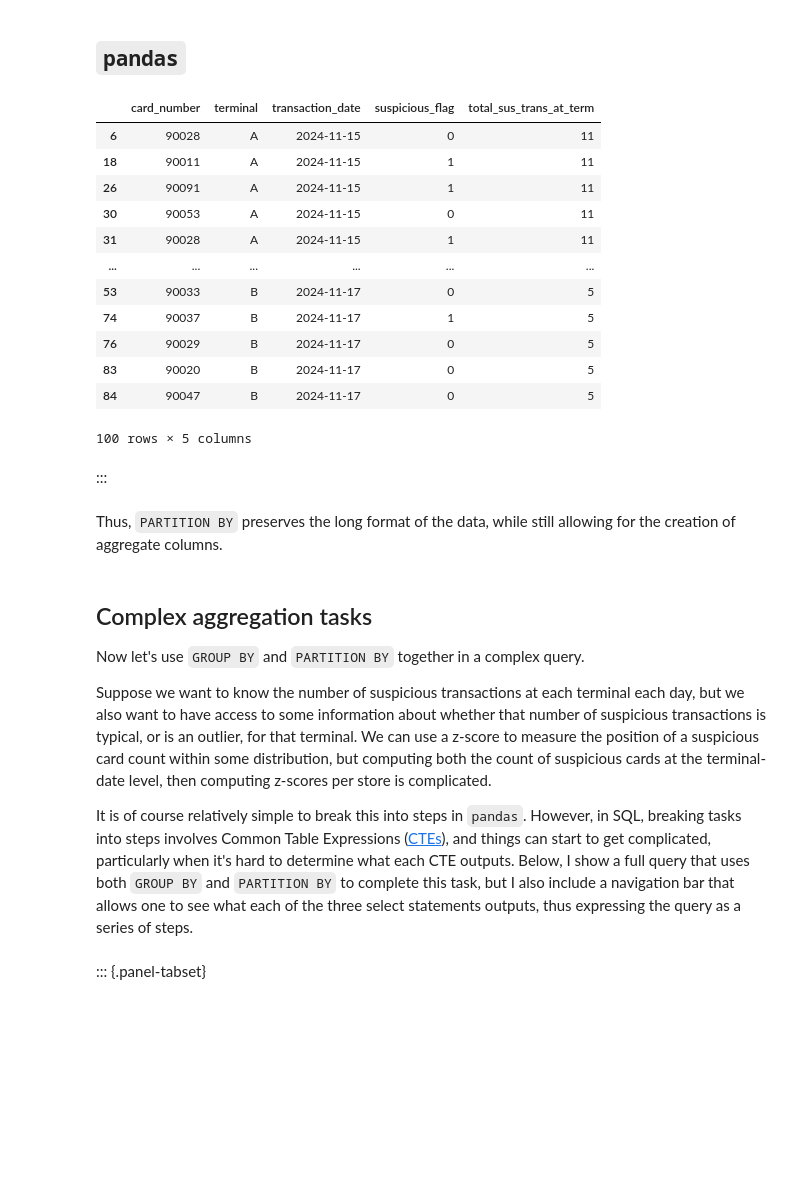
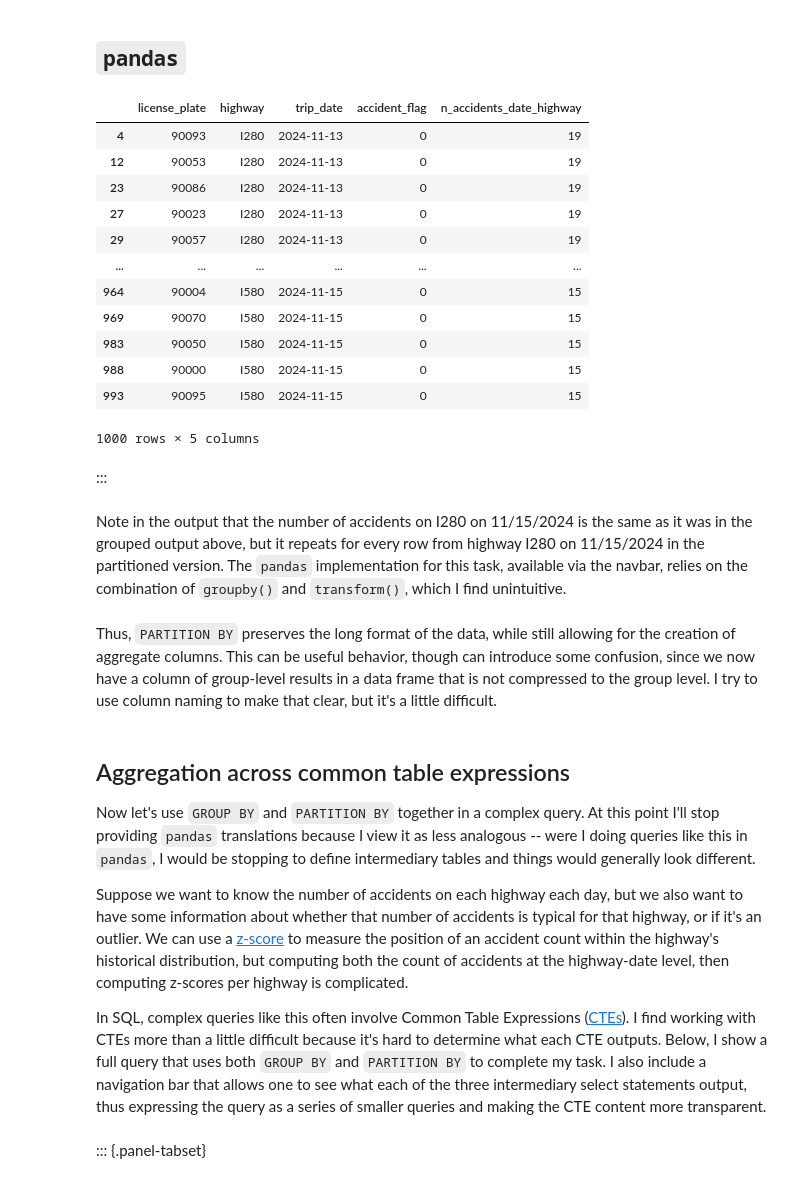
Before and after one commit to peter-amerkhanian/peter-amerkhanian.github.io, a Jupyter notebook: posts/sql-count-cases/index.ipynb, the cells around one changed output. Cells and saved outputs as stored; diff of their text form; code cells hidden in the pictures; blank space fills up the shorter version.

```diff
--- a/posts/sql-count-cases/index.ipynb
+++ b/posts/sql-count-cases/index.ipynb
@@ -83,14 +94,14 @@ To start, I'll synthesize an example dataset. I'll go over the specifics later,
 # %%
 #| output: false
 #| code-line-numbers: false
-random.seed(42)
-n = 100
+np.random.seed(42)
+n = 1000
 data = {
-    "card_number": [f"{random.randint(90000, 90099)}" for _ in range(n)],
-    "terminal": [random.choice(["A", "B"]) for _ in range(n)],
-    "transaction_date": [f"2024-11-{random.randint(15, 17)}" for _ in range(n)],
-    "suspicious_flag": [random.choice([0, 1]) for _ in range(n)],
+    "license_plate": [f"{random.randint(90000, 90099)}" for _ in range(n)],
+    "highway": [random.choice(["I280", "I580"]) for _ in range(n)],
+    "trip_date": [f"2024-11-{random.randint(13, 15)}" for _ in range(n)],
+    "accident_flag": np.random.binomial(1, .1, n),
 }
-transactions = pd.DataFrame(data)
+accidents = pd.DataFrame(data)
 # %% [markdown]
 ## Connecting to a `pandas` data frame in `duckdb`
@@ -289,40 +298,42 @@ ORDER BY
 ## `pandas`
 # %%
 (
-    transactions
-    .assign(total_sus_trans_at_term=
-            transactions
-            .groupby(['terminal', 'transaction_date'])['suspicious_flag']
+    accidents
+    .assign(n_accidents_date_highway=
+            accidents
+            .groupby(['highway', 'trip_date'])['accident_flag']
             .transform('sum')
     )
-    .sort_values(by=['terminal', 'transaction_date'])
+    .sort_values(by=['highway', 'trip_date'])
 )
 # %% [output]
-|  | card_number | terminal | transaction_date | suspicious_flag | total_sus_trans_at_term |
-| 6 | 90028 | A | 2024-11-15 | 0 | 11 |
-| 18 | 90011 | A | 2024-11-15 | 1 | 11 |
-| 26 | 90091 | A | 2024-11-15 | 1 | 11 |
-| 30 | 90053 | A | 2024-11-15 | 0 | 11 |
-| 31 | 90028 | A | 2024-11-15 | 1 | 11 |
+|  | license_plate | highway | trip_date | accident_flag | n_accidents_date_highway |
+| 4 | 90093 | I280 | 2024-11-13 | 0 | 19 |
+| 12 | 90053 | I280 | 2024-11-13 | 0 | 19 |
+| 23 | 90086 | I280 | 2024-11-13 | 0 | 19 |
+| 27 | 90023 | I280 | 2024-11-13 | 0 | 19 |
+| 29 | 90057 | I280 | 2024-11-13 | 0 | 19 |
 | ... | ... | ... | ... | ... | ... |
-| 53 | 90033 | B | 2024-11-17 | 0 | 5 |
-| 74 | 90037 | B | 2024-11-17 | 1 | 5 |
-| 76 | 90029 | B | 2024-11-17 | 0 | 5 |
-| 83 | 90020 | B | 2024-11-17 | 0 | 5 |
-| 84 | 90047 | B | 2024-11-17 | 0 | 5 |
+| 964 | 90004 | I580 | 2024-11-15 | 0 | 15 |
+| 969 | 90070 | I580 | 2024-11-15 | 0 | 15 |
+| 983 | 90050 | I580 | 2024-11-15 | 0 | 15 |
+| 988 | 90000 | I580 | 2024-11-15 | 0 | 15 |
+| 993 | 90095 | I580 | 2024-11-15 | 0 | 15 |
-100 rows × 5 columns
+1000 rows × 5 columns
 # %% [markdown]
 :::
-# %% [markdown]
-Thus, `PARTITION BY` preserves the long format of the data, while still allowing for the creation of aggregate columns.
+# %% [markdown]
+Note in the output that the number of accidents on I280 on 11/15/2024 is the same as it was in the grouped output above, but it repeats for every row from highway I280 on 11/15/2024 in the partitioned version. The `pandas` implementation for this task, available via the navbar, relies on the combination of `groupby()` and `transform()`, which I find unintuitive.
+# %% [markdown]
+Thus, `PARTITION BY` preserves the long format of the data, while still allowing for the creation of aggregate columns. This can be useful behavior, though can introduce some confusion, since we now have a column of group-level results in a data frame that is not compressed to the group level. I try to use column naming to make that clear, but it's a little difficult.
 # %% [markdown]
-## Complex aggregation tasks
+## Aggregation across common table expressions
 
-Now let's use `GROUP BY` and `PARTITION BY` together in a complex query.
+Now let's use `GROUP BY` and `PARTITION BY` together in a complex query. At this point I'll stop providing `pandas` translations because I view it as less analogous -- were I doing queries like this in `pandas`, I would be stopping to define intermediary tables and things would generally look different.
 
-Suppose we want to know the number of suspicious transactions at each terminal each day, but we also want to have access to some information about whether that number of suspicious transactions is typical, or is an outlier, for that terminal. We can use a z-score to measure the position of a suspicious card count within some distribution, but computing both the count of suspicious cards at the terminal-date level, then computing z-scores per store is complicated.
+Suppose we want to know the number of accidents on each highway each day, but we also want to have some information about whether that number of accidents is typical for that highway, or if it's an outlier. We can use a [z-score](https://en.wikipedia.org/wiki/Standard_score) to measure the position of an accident count within the highway's historical distribution, but computing both the count of accidents at the highway-date level, then computing z-scores per highway is complicated.
 
-It is of course relatively simple to break this into steps in `pandas`. However, in SQL, breaking tasks into steps involves Common Table Expressions ([CTEs](https://duckdb.org/docs/sql/query_syntax/with.html)), and things can start to get complicated, particularly when it's hard to determine what each CTE outputs. Below, I show a full query that uses both `GROUP BY` and `PARTITION BY` to complete this task, but I also include a navigation bar that allows one to see what each of the three select statements outputs, thus expressing the query as a series of steps.
+In SQL, complex queries like this often involve Common Table Expressions ([CTEs](https://duckdb.org/docs/sql/query_syntax/with.html)). I find working with CTEs more than a little difficult because it's hard to determine what each CTE outputs. Below, I show a full query that uses both `GROUP BY` and `PARTITION BY` to complete my task. I also include a navigation bar that allows one to see what each of the three intermediary select statements output, thus expressing the query as a series of smaller queries and making the CTE content more transparent.
 # %% [markdown]
 ::: {.panel-tabset}
 # %% [markdown]
```
Also changed, not shown: parts of 43 cells of this notebook.
